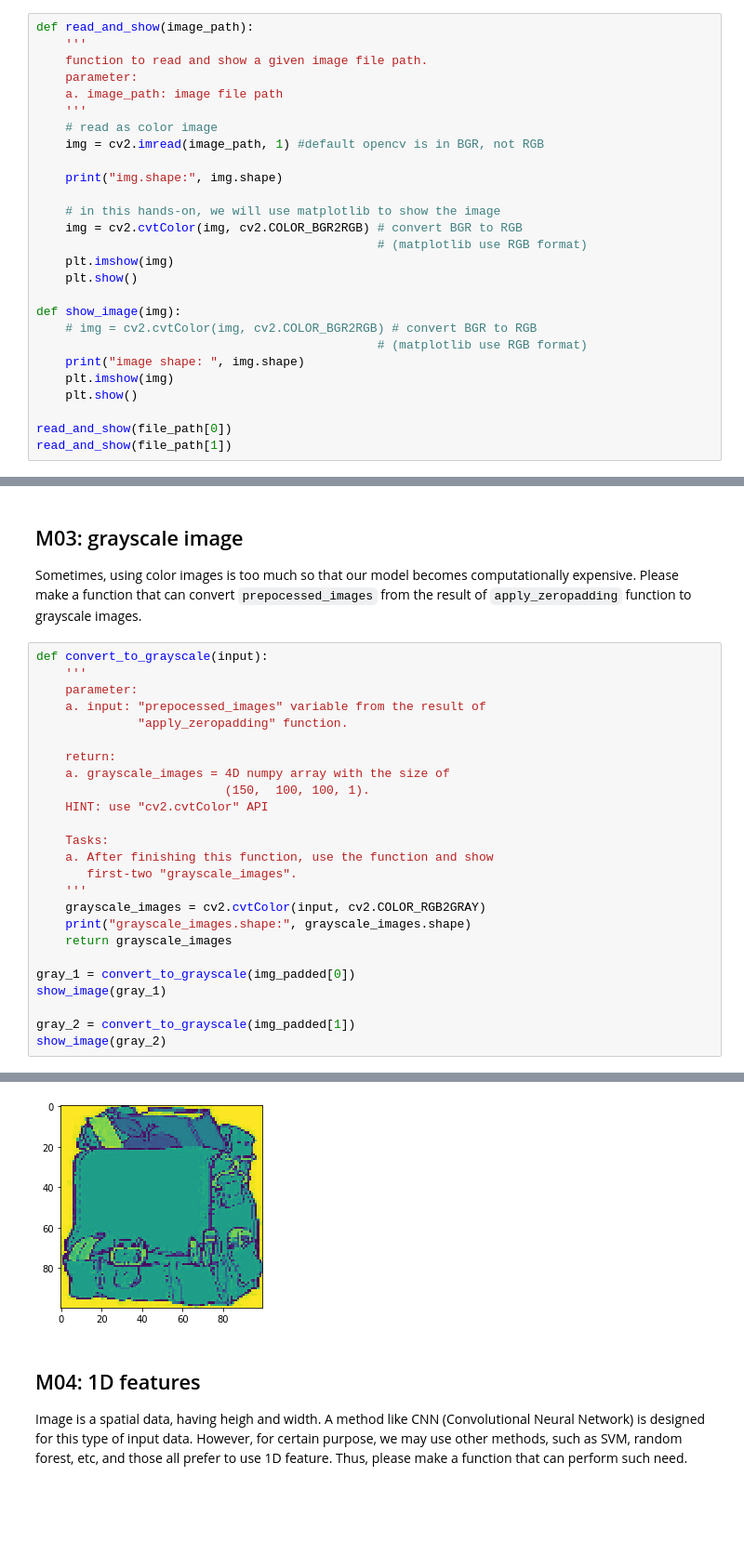
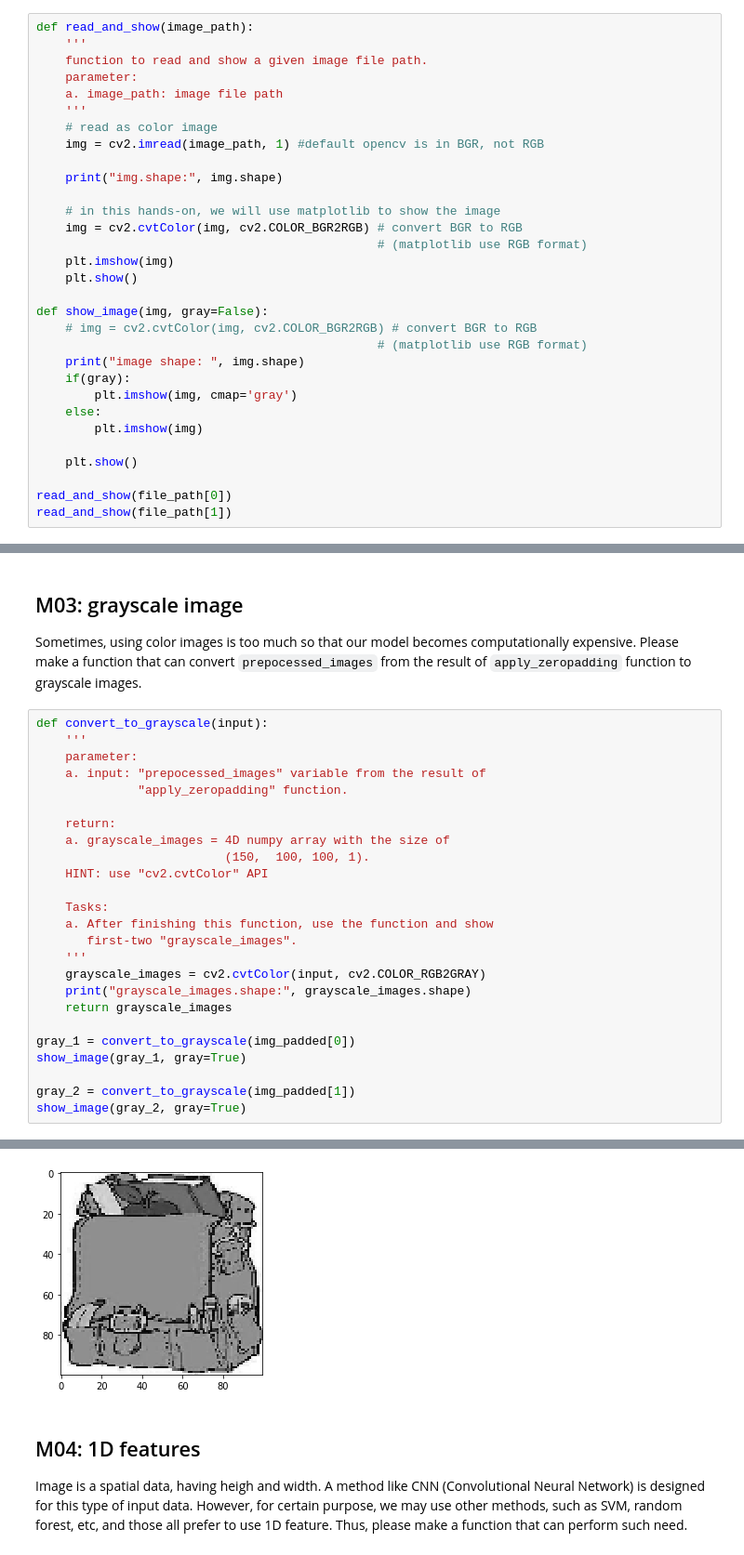
Before and after one commit to Kumaken/data-science-and-data-mining, a Jupyter notebook: Hands-ons/W4/H4/W04_13517068_Abel_Stanley.ipynb, the cells around one changed output, grey strips where cells are left out. Shown at 93% size. Saved outputs shown, nothing was run; the diff lists cells and outputs as text; blank space fills up the shorter version.

Commit message:
fixed image padding and show grayscale

```diff
--- a/Hands-ons/W4/H4/W04_13517068_Abel_Stanley.ipynb
+++ b/Hands-ons/W4/H4/W04_13517068_Abel_Stanley.ipynb
@@ -82,11 +82,15 @@ def read_and_show(image_path):
     plt.imshow(img)
     plt.show()
 
-def show_image(img):
+def show_image(img, gray=False):
     # img = cv2.cvtColor(img, cv2.COLOR_BGR2RGB) # convert BGR to RGB
                                                # (matplotlib use RGB format)
     print("image shape: ", img.shape)
-    plt.imshow(img)
+    if(gray):
+        plt.imshow(img, cmap='gray')
+    else:
+        plt.imshow(img)
+
     plt.show()
 
 read_and_show(file_path[0])
@@ -219,10 +223,10 @@ def convert_to_grayscale(input):
     return grayscale_images
 
 gray_1 = convert_to_grayscale(img_padded[0])
-show_image(gray_1)
+show_image(gray_1, gray=True)
 
 gray_2 = convert_to_grayscale(img_padded[1])
-show_image(gray_2)
+show_image(gray_2, gray=True)
 # %% [output]
 grayscale_images.shape: (100, 100)
 image shape:  (100, 100)
@@ -230,6 +234,6 @@ image shape:  (100, 100)
 grayscale_images.shape: (100, 100)
 image shape:  (100, 100)
-[figure, old version]
+[figure, new version]
 # %% [markdown]
 ## M04: 1D features
 Image is a spatial data, having heigh and width. A method like CNN (Convolutional Neural Network) is designed for this type of input data. However, for certain purpose, we may use other methods, such as SVM, random forest, etc, and those all prefer to use 1D feature. Thus, please make a function that can perform such need.
```
Also changed, not shown: parts of 3 cells of this notebook.
